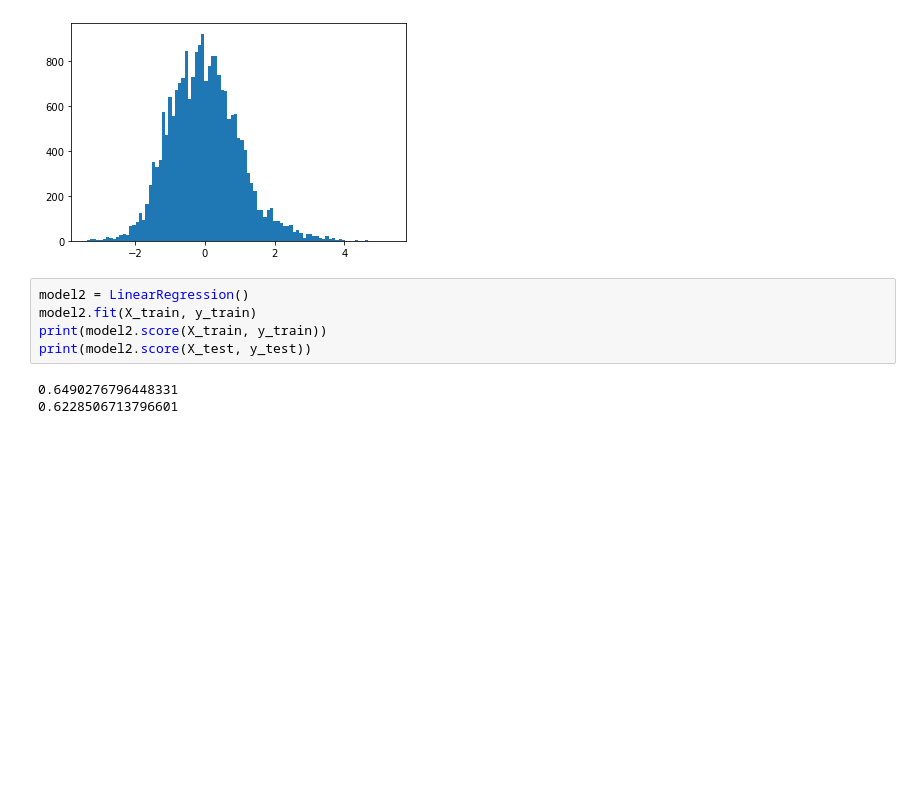
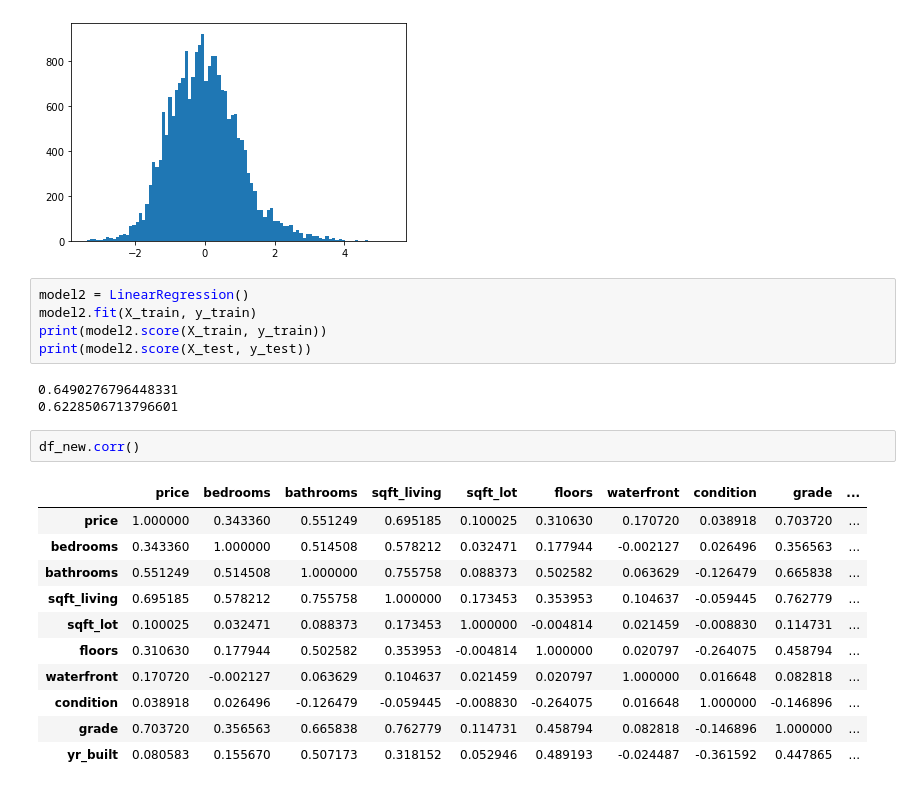
Before and after one commit to aishabaitemirovaothman/phase2_project_group7, a Jupyter notebook: aisha_notebook.ipynb, the cells around one changed output. Cells and saved outputs as stored; diff of their text form; blank space fills up the shorter version.

```diff
--- a/aisha_notebook.ipynb
+++ b/aisha_notebook.ipynb
@@ -387,3 +418,17 @@ print(model2.score(X_test, y_test))
 # %% [output]
 0.6490276796448331
 0.6228506713796601
+# %%
+df_new.corr()
+# %% [output]
+|  | price | bedrooms | bathrooms | sqft_living | sqft_lot | floors | waterfront | condition | grade | ... |
+| price | 1.000000 | 0.343360 | 0.551249 | 0.695185 | 0.100025 | 0.310630 | 0.170720 | 0.038918 | 0.703720 | ... |
+| bedrooms | 0.343360 | 1.000000 | 0.514508 | 0.578212 | 0.032471 | 0.177944 | -0.002127 | 0.026496 | 0.356563 | ... |
+| bathrooms | 0.551249 | 0.514508 | 1.000000 | 0.755758 | 0.088373 | 0.502582 | 0.063629 | -0.126479 | 0.665838 | ... |
+| sqft_living | 0.695185 | 0.578212 | 0.755758 | 1.000000 | 0.173453 | 0.353953 | 0.104637 | -0.059445 | 0.762779 | ... |
+| sqft_lot | 0.100025 | 0.032471 | 0.088373 | 0.173453 | 1.000000 | -0.004814 | 0.021459 | -0.008830 | 0.114731 | ... |
+| floors | 0.310630 | 0.177944 | 0.502582 | 0.353953 | -0.004814 | 1.000000 | 0.020797 | -0.264075 | 0.458794 | ... |
+| waterfront | 0.170720 | -0.002127 | 0.063629 | 0.104637 | 0.021459 | 0.020797 | 1.000000 | 0.016648 | 0.082818 | ... |
+| condition | 0.038918 | 0.026496 | -0.126479 | -0.059445 | -0.008830 | -0.264075 | 0.016648 | 1.000000 | -0.146896 | ... |
+| grade | 0.703720 | 0.356563 | 0.665838 | 0.762779 | 0.114731 | 0.458794 | 0.082818 | -0.146896 | 1.000000 | ... |
+| yr_built | 0.080583 | 0.155670 | 0.507173 | 0.318152 | 0.052946 | 0.489193 | -0.024487 | -0.361592 | 0.447865 | ... |
```
Also changed, not shown: parts of 41 cells of this notebook.
